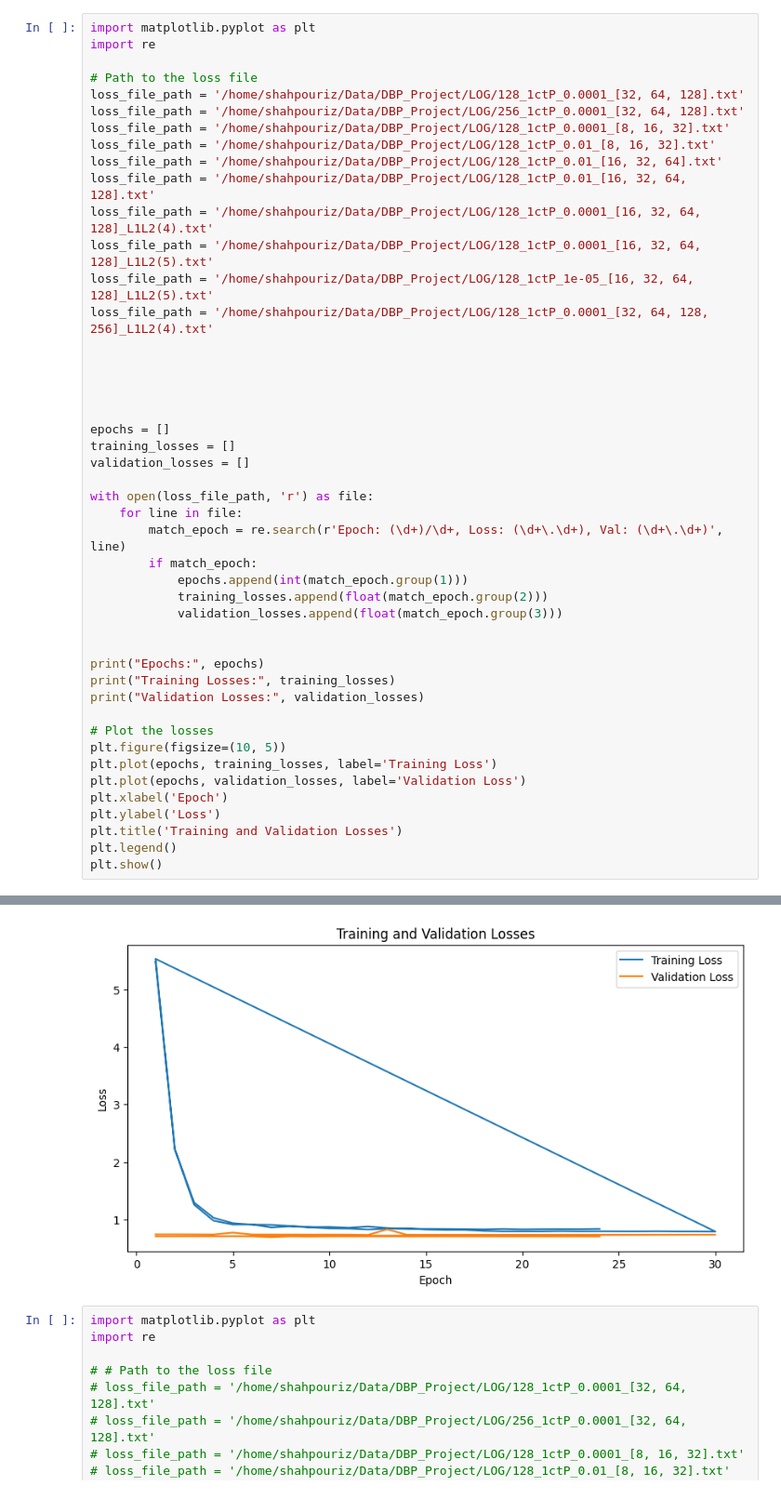
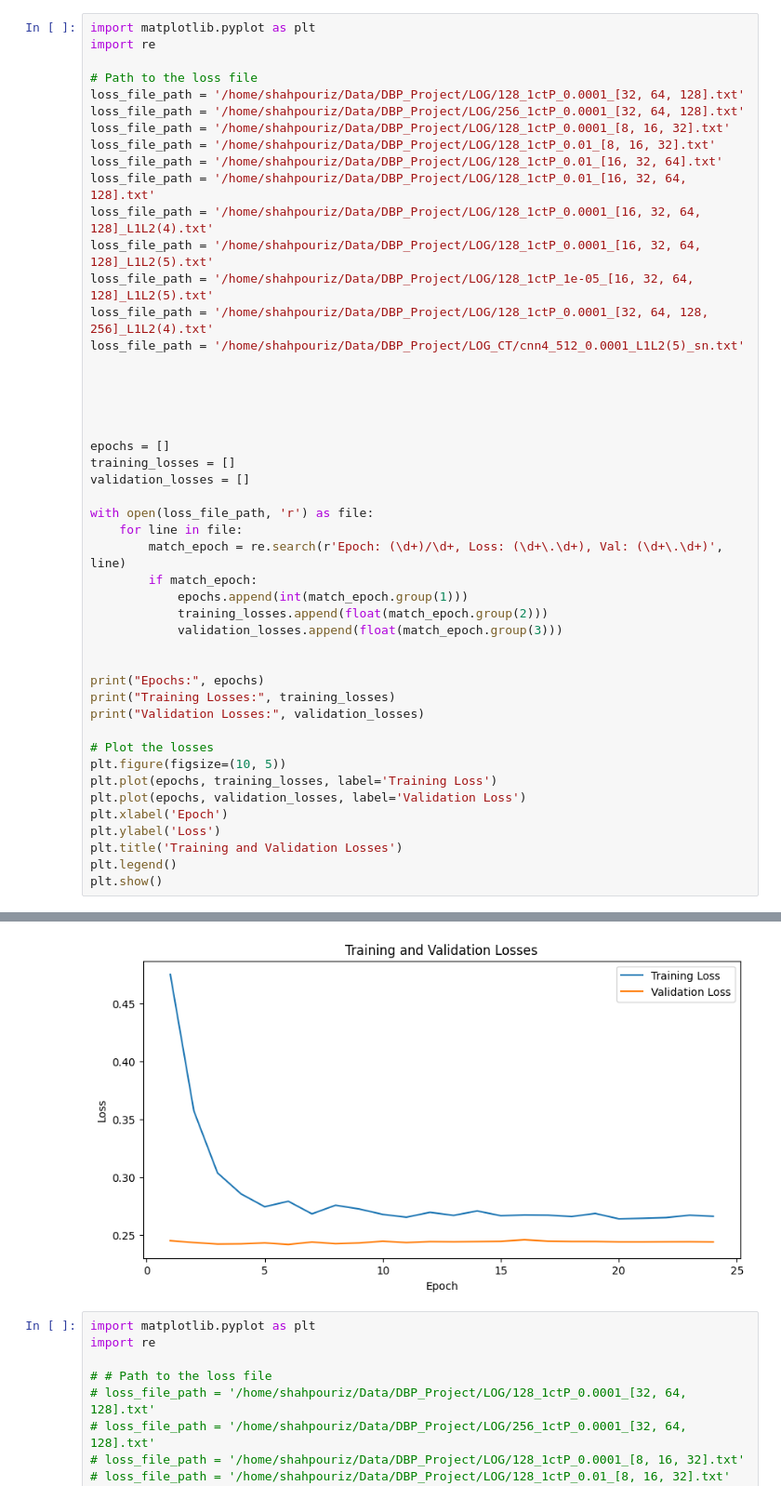
Before and after one commit to s-shahpouri/DBP_Project, a Jupyter notebook: Inference.ipynb, the cells around one changed output, grey strips where cells are left out. Shown at 93% size. Drawn from its saved outputs; the diff is of its cells as text.

```diff
--- a/Inference.ipynb
+++ b/Inference.ipynb
@@ -33,6 +35,7 @@ loss_file_path = '/home/shahpouriz/Data/DBP_Project/LOG/128_1ctP_0.0001_[16, 32,
 loss_file_path = '/home/shahpouriz/Data/DBP_Project/LOG/128_1ctP_0.0001_[16, 32, 64, 128]_L1L2(5).txt'
 loss_file_path = '/home/shahpouriz/Data/DBP_Project/LOG/128_1ctP_1e-05_[16, 32, 64, 128]_L1L2(5).txt'
 loss_file_path = '/home/shahpouriz/Data/DBP_Project/LOG/128_1ctP_0.0001_[32, 64, 128, 256]_L1L2(4).txt'
+loss_file_path = '/home/shahpouriz/Data/DBP_Project/LOG_CT/cnn4_512_0.0001_L1L2(5)_sn.txt'
 
 
 
@@ -71,4 +74,4 @@ Validation Losses: [0.7411558694309659, 0.7410716546906365, 0.7404100009136729,
-[figure, old version]
+[figure, new version]
 # %%
 import matplotlib.pyplot as plt
 import re
```
Also changed, not shown: parts of 2 cells of this notebook, 32 other files.
